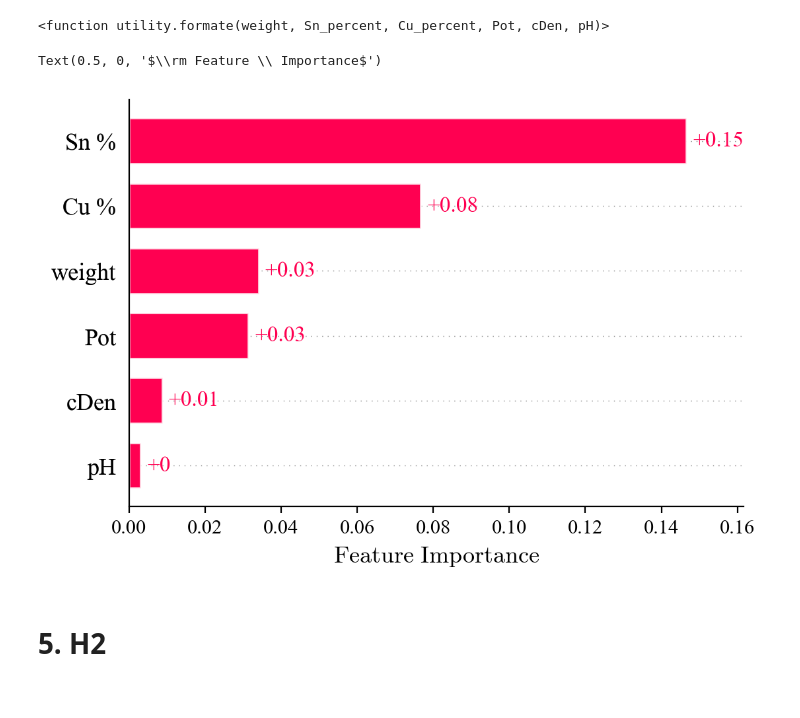
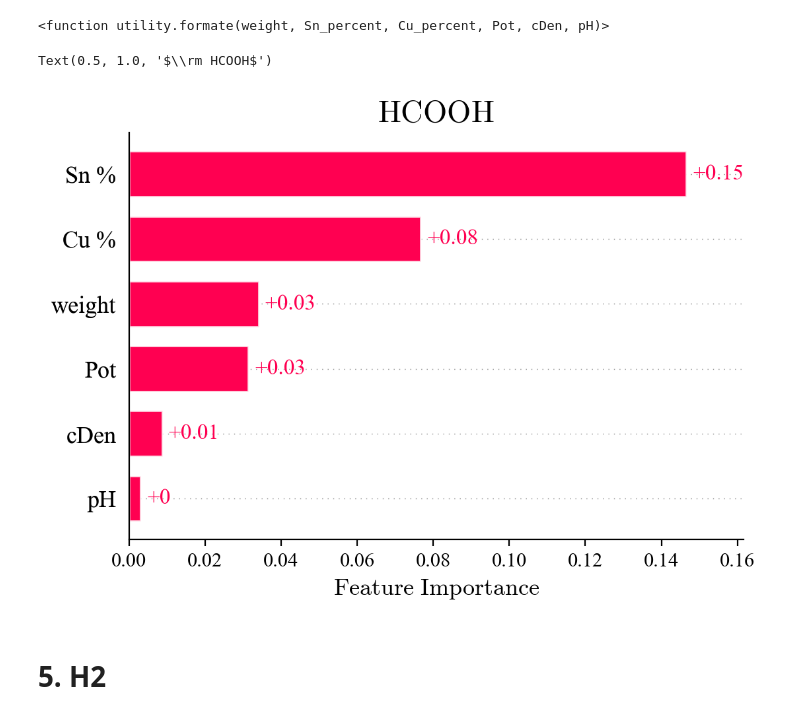
Before and after one commit to EnthusiasticTeslim/ReductElectro, a Jupyter notebook: hpc/normalized_only/shap-analysis.ipynb, the cells around one changed output. Cells and saved outputs as stored; diff of their text form; code cells hidden in the pictures.

```diff
--- a/hpc/normalized_only/shap-analysis.ipynb
+++ b/hpc/normalized_only/shap-analysis.ipynb
@@ -165,11 +170,12 @@ formate_shap_values = formate_explainer(data[col])
 # %%
 shap.plots.bar(formate_shap_values, show=False)
 fig = plt.gcf()
 fig.set_size_inches(6, 4)
 plt.xlabel(r'$\rm Feature \ Importance$')
+plt.title(r'$\rm HCOOH$')
 # %% [output]
-Text(0.5, 0, '$\\rm Feature \\ Importance$')
+Text(0.5, 1.0, '$\\rm HCOOH$')
-[figure, old version]
+[figure, new version]
 # %% [markdown]
 # 5. H2
 # %%
```
Also changed, not shown: parts of 4 cells of this notebook.
